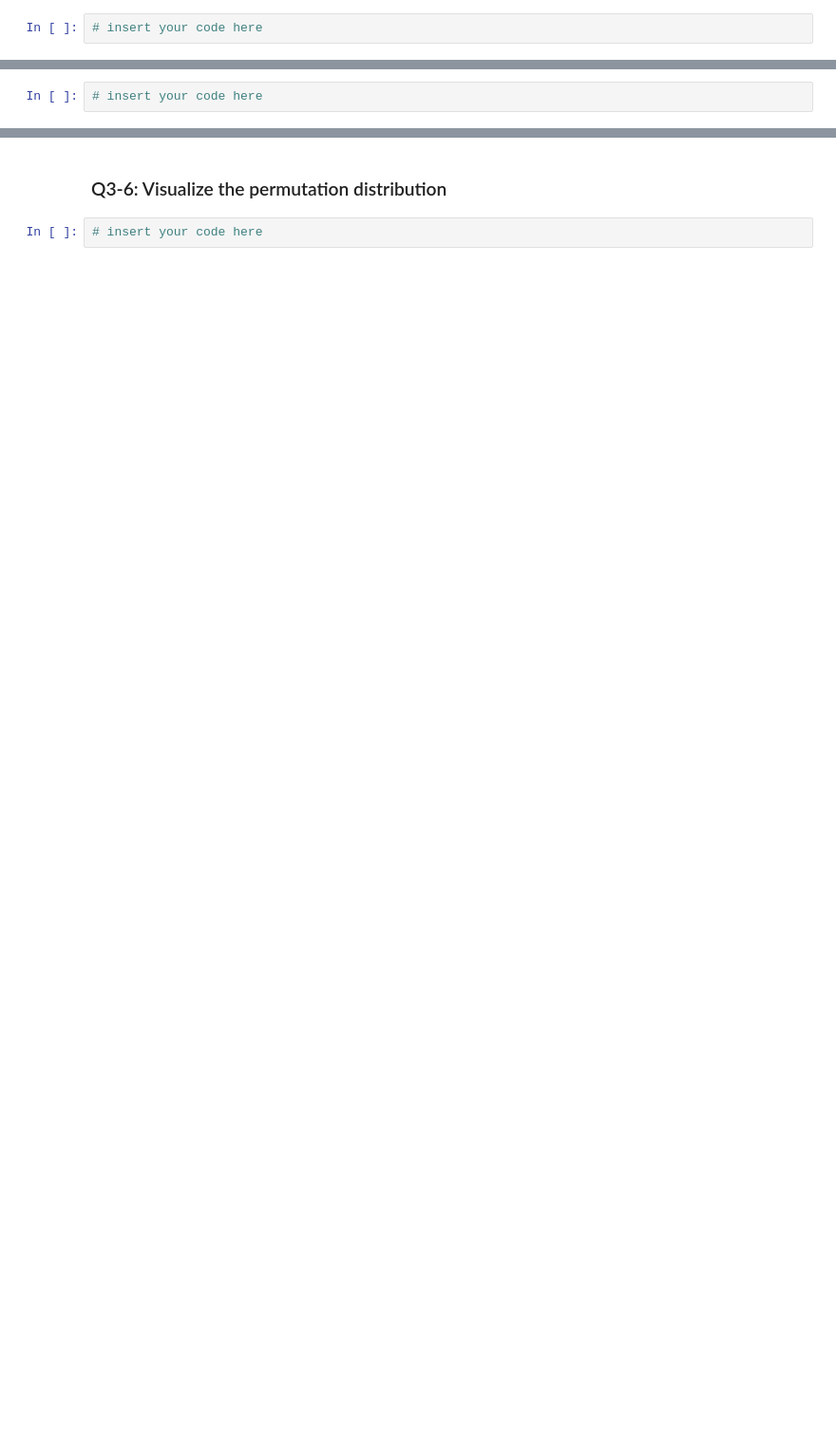
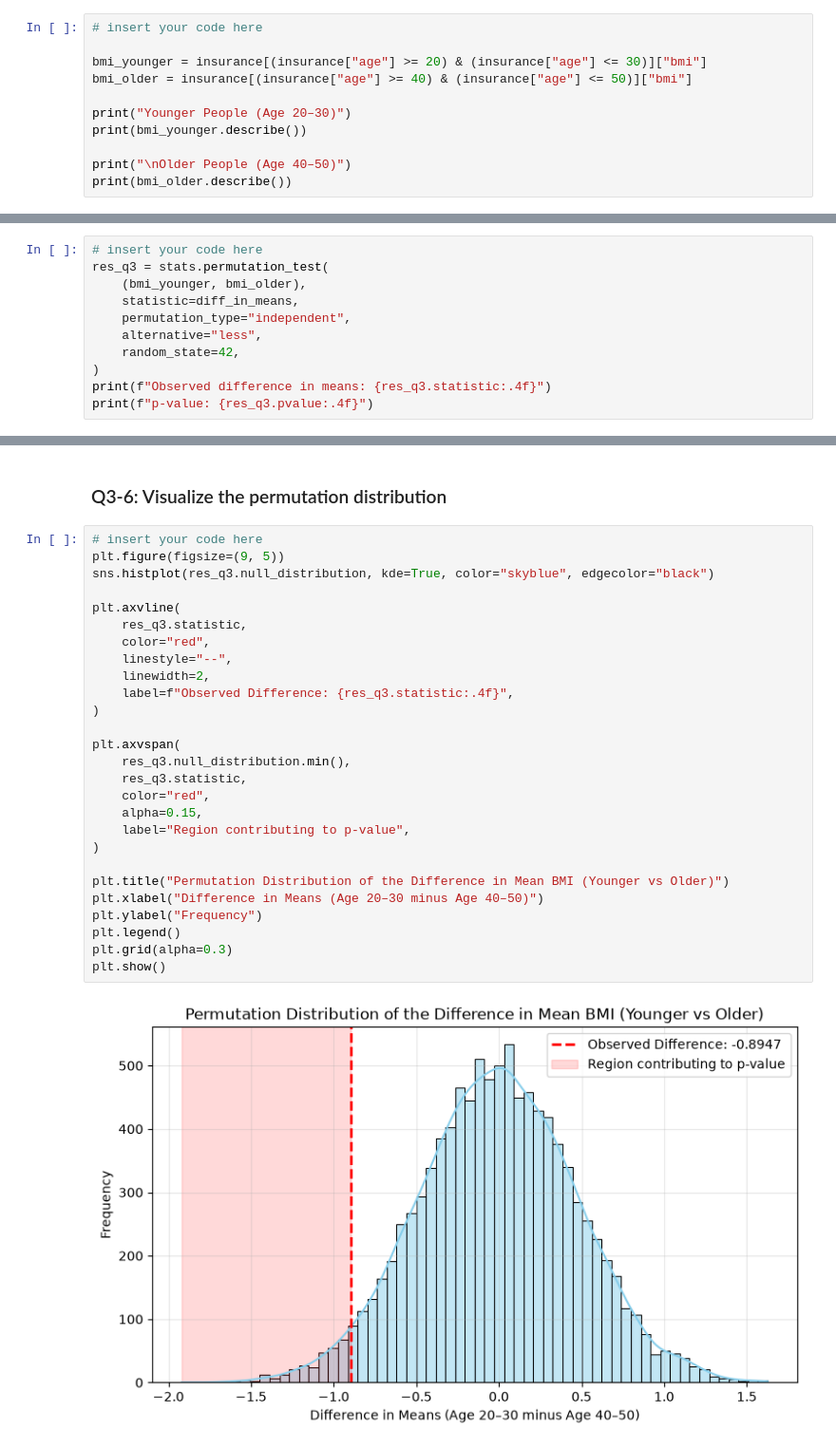
Before and after one commit to chikooooo/Statistics, a Jupyter notebook: Lab 7/TP7_Hypothesis_Testing.ipynb, the cells around one changed output, grey strips where cells are left out. Shown at 95% size. Cells and saved outputs as stored; diff of their text form; blank space fills up the shorter version.

```diff
--- a/Lab 7/TP7_Hypothesis_Testing.ipynb
+++ b/Lab 7/TP7_Hypothesis_Testing.ipynb
@@ -1043,3 +1096,12 @@ Two-sided p-value: 0.5403
 ### Q3-1: Retrieve BMI for younger people and older people, display the summary statistic.
 # %%
 # insert your code here
+
+bmi_younger = insurance[(insurance["age"] >= 20) & (insurance["age"] <= 30)]["bmi"]
+bmi_older = insurance[(insurance["age"] >= 40) & (insurance["age"] <= 50)]["bmi"]
+
+print("Younger People (Age 20–30)")
+print(bmi_younger.describe())
+
+print("\nOlder People (Age 40–50)")
+print(bmi_older.describe())
@@ -1075,3 +1167,12 @@ Two-sided p-value: 0.5403
 ### Q3-5: Use permutation test from scipy.stats to perform the one-sided test, and print out the observed difference in means and the p-value
 # %%
 # insert your code here
+res_q3 = stats.permutation_test(
+    (bmi_younger, bmi_older),
+    statistic=diff_in_means,
+    permutation_type="independent",
+    alternative="less",
+    random_state=42,
+)
+print(f"Observed difference in means: {res_q3.statistic:.4f}")
+print(f"p-value: {res_q3.pvalue:.4f}")
@@ -1091,3 +1193,30 @@ Two-sided p-value: 0.5403
 ### Q3-6: Visualize the permutation distribution
 # %%
 # insert your code here
+plt.figure(figsize=(9, 5))
+sns.histplot(res_q3.null_distribution, kde=True, color="skyblue", edgecolor="black")
+
+plt.axvline(
+    res_q3.statistic,
+    color="red",
+    linestyle="--",
+    linewidth=2,
+    label=f"Observed Difference: {res_q3.statistic:.4f}",
+)
+
+plt.axvspan(
+    res_q3.null_distribution.min(),
+    res_q3.statistic,
+    color="red",
+    alpha=0.15,
+    label="Region contributing to p-value",
+)
+
+plt.title("Permutation Distribution of the Difference in Mean BMI (Younger vs Older)")
+plt.xlabel("Difference in Means (Age 20–30 minus Age 40–50)")
+plt.ylabel("Frequency")
+plt.legend()
+plt.grid(alpha=0.3)
+plt.show()
+# %% [output]
+[figure, added]
```
Also changed, not shown: parts of 10 cells of this notebook, 1 other file.
